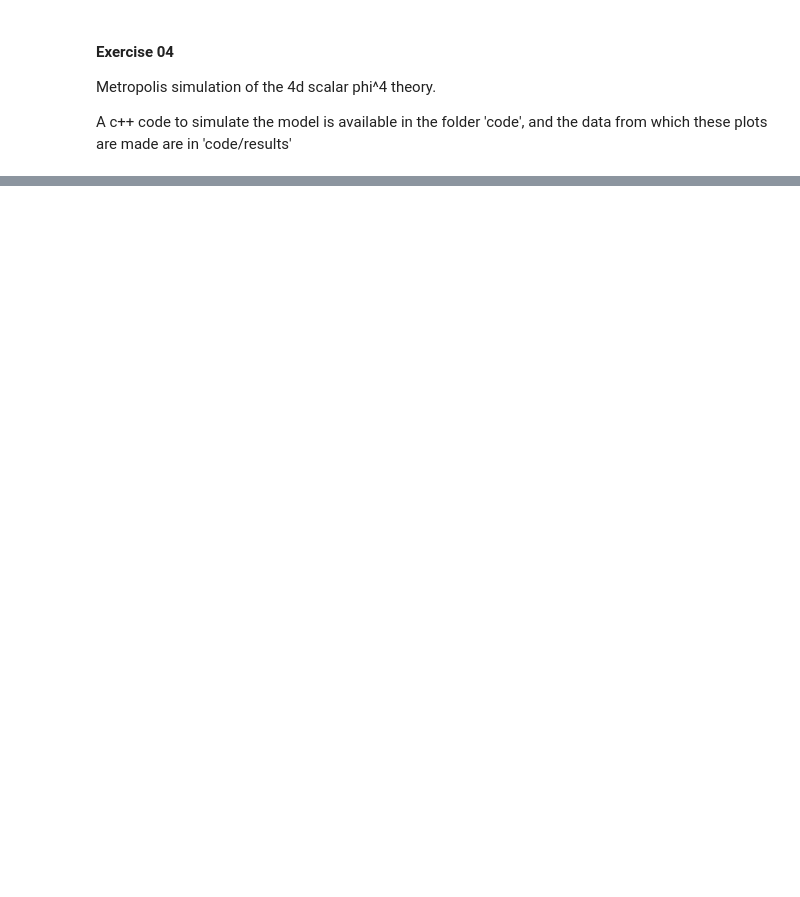
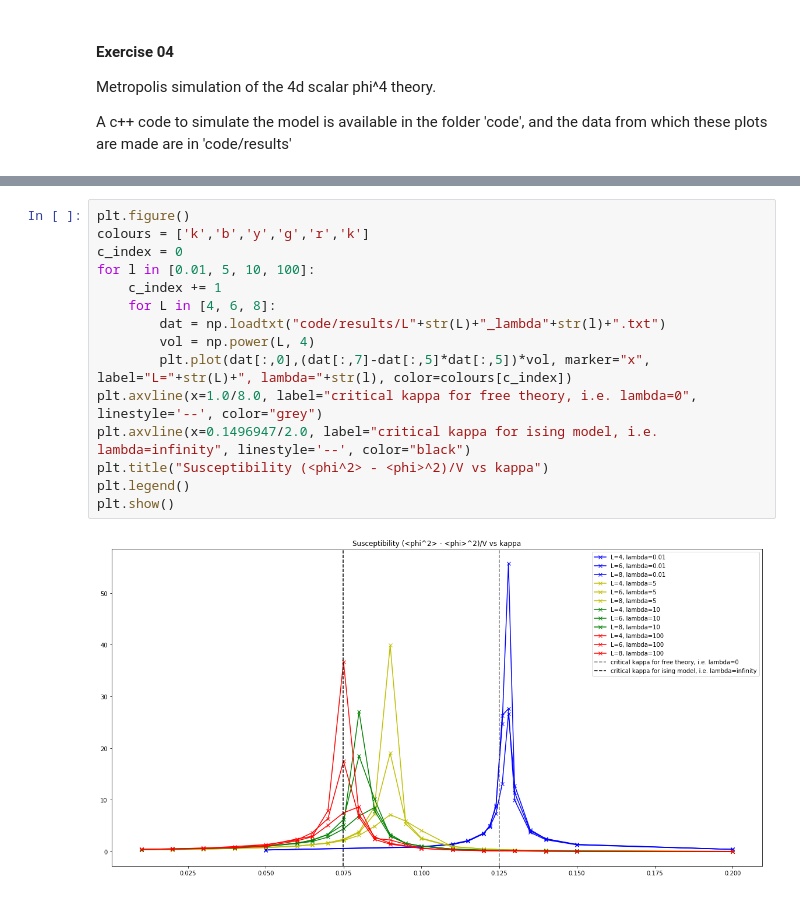
Before and after one commit to lkeegan/LQCD, a Jupyter notebook: exercise-04/solution-04.ipynb, the cells around one changed output, grey strips where cells are left out. Drawn from its saved outputs; the diff is of its cells as text; blank space fills up the shorter version.

Commit message:
added ising limit of phi^4 model to ex04

```diff
--- a/exercise-04/solution-04.ipynb
+++ b/exercise-04/solution-04.ipynb
@@ -20,0 +57,17 @@ plt.show()
+# %%
+plt.figure()
+colours = ['k','b','y','g','r','k']
+c_index = 0
+for l in [0.01, 5, 10, 100]:
+    c_index += 1
+    for L in [4, 6, 8]:
+        dat = np.loadtxt("code/results/L"+str(L)+"_lambda"+str(l)+".txt")
+        vol = np.power(L, 4)
+        plt.plot(dat[:,0],(dat[:,7]-dat[:,5]*dat[:,5])*vol, marker="x", label="L="+str(L)+", lambda="+str(l), color=colours[c_index])
+plt.axvline(x=1.0/8.0, label="critical kappa for free theory, i.e. lambda=0", linestyle='--', color="grey")
+plt.axvline(x=0.1496947/2.0, label="critical kappa for ising model, i.e. lambda=infinity", linestyle='--', color="black")
+plt.title("Susceptibility (<phi^2> - <phi>^2)/V vs kappa")
+plt.legend()
+plt.show()
+# %% [output]
+[figure, added]
```
Also changed, not shown: parts of 6 cells of this notebook, 15 other files.
